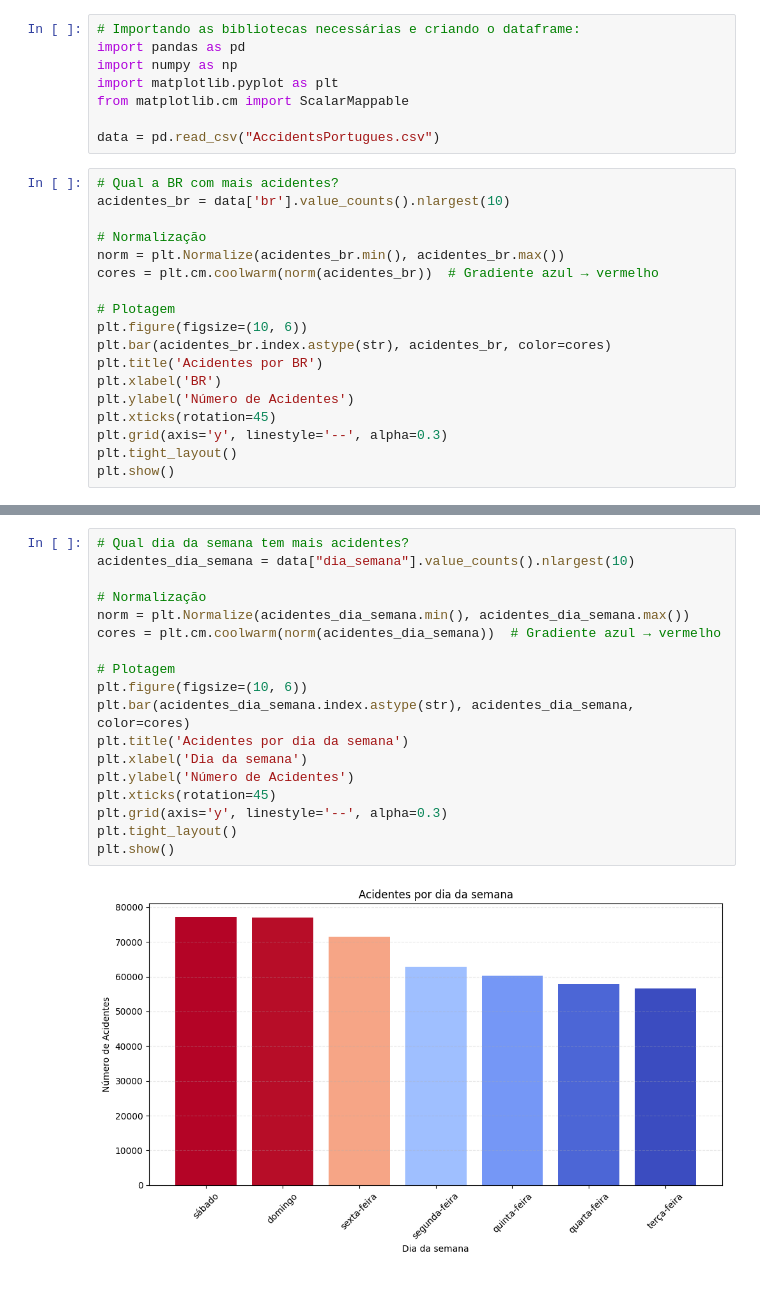
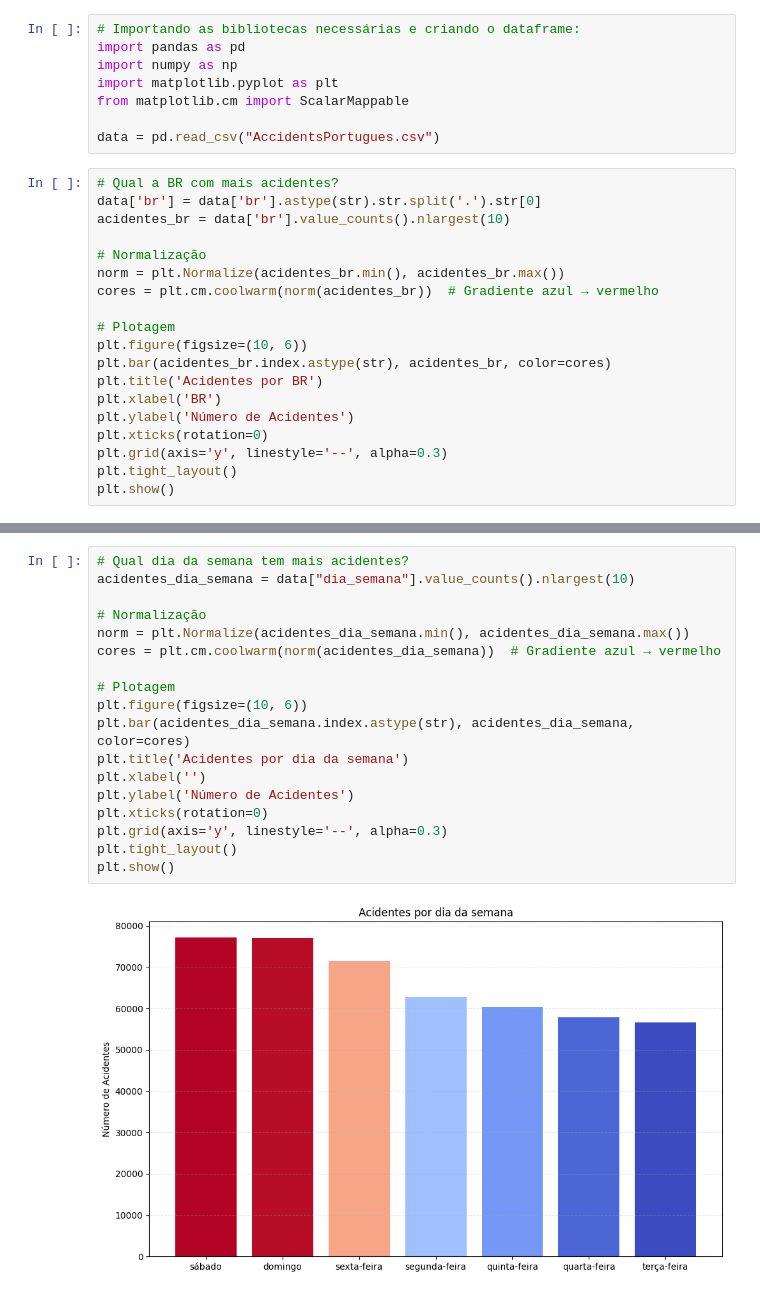
Before and after one commit to marlonlfranca/acidentes-brasil, a Jupyter notebook: jupyter/Totals-all-years-accidents.ipynb, the cells around one changed output, grey strips where cells are left out. Saved outputs shown, nothing was run; the diff lists cells and outputs as text.

```diff
--- a/jupyter/Totals-all-years-accidents.ipynb
+++ b/jupyter/Totals-all-years-accidents.ipynb
@@ -10,6 +10,7 @@ from matplotlib.cm import ScalarMappable
 data = pd.read_csv("AccidentsPortugues.csv")
 # %%
 # Qual a BR com mais acidentes?
+data['br'] = data['br'].astype(str).str.split('.').str[0]
 acidentes_br = data['br'].value_counts().nlargest(10)
 
 # Normalização
@@ -22,7 +23,7 @@ plt.bar(acidentes_br.index.astype(str), acidentes_br, color=cores)
 plt.title('Acidentes por BR')
 plt.xlabel('BR')
 plt.ylabel('Número de Acidentes')
-plt.xticks(rotation=45)
+plt.xticks(rotation=0)
 plt.grid(axis='y', linestyle='--', alpha=0.3)
 plt.tight_layout()
 plt.show()
@@ -71,23 +72,23 @@ plt.show()
 # %%
 # Qual dia da semana tem mais acidentes?
 acidentes_dia_semana = data["dia_semana"].value_counts().nlargest(10)
 
 # Normalização
 norm = plt.Normalize(acidentes_dia_semana.min(), acidentes_dia_semana.max())
 cores = plt.cm.coolwarm(norm(acidentes_dia_semana))  # Gradiente azul → vermelho
 
 # Plotagem
 plt.figure(figsize=(10, 6))
 plt.bar(acidentes_dia_semana.index.astype(str), acidentes_dia_semana, color=cores)
 plt.title('Acidentes por dia da semana')
-plt.xlabel('Dia da semana')
+plt.xlabel('')
 plt.ylabel('Número de Acidentes')
-plt.xticks(rotation=45)
+plt.xticks(rotation=0)
 plt.grid(axis='y', linestyle='--', alpha=0.3)
 plt.tight_layout()
 plt.show()
 # %% [output]
-[figure, old version]
+[figure, new version]
 # %%
 # Qual o tipo de acidente mais comum?
 tipo_acidente = data["tipo_acidente"].value_counts().nlargest(10)
```
Also changed, not shown: parts of 8 cells of this notebook, 4 other files.
